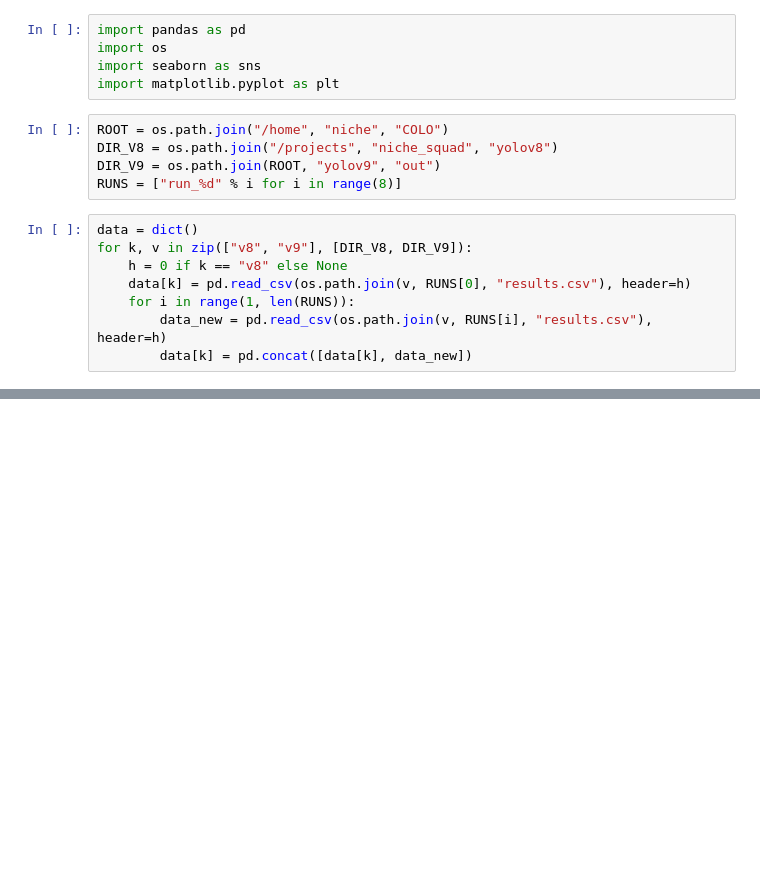
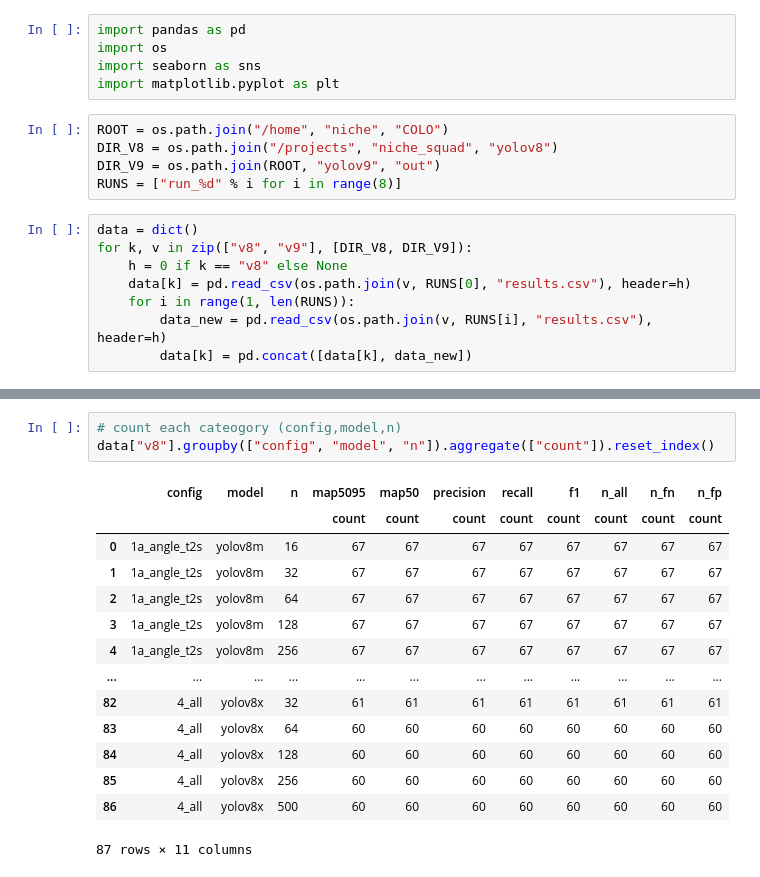
Before and after one commit to Niche-Squad/COLO, a Jupyter notebook: _3_evaluate.ipynb, the cells around one changed output, grey strips where cells are left out. Saved outputs shown, nothing was run; the diff lists cells and outputs as text; blank space fills up the shorter version.

```diff
--- a/_3_evaluate.ipynb
+++ b/_3_evaluate.ipynb
@@ -23,0 +42,18 @@ print(data_out)
+# %%
+# count each cateogory (config,model,n)
+data["v8"].groupby(["config", "model", "n"]).aggregate(["count"]).reset_index()
+# %% [output]
+|  | config | model | n | map5095 | map50 | precision | recall | f1 | n_all | n_fn | n_fp |
+|  |  |  |  | count | count | count | count | count | count | count | count |
+| 0 | 1a_angle_t2s | yolov8m | 16 | 67 | 67 | 67 | 67 | 67 | 67 | 67 | 67 |
+| 1 | 1a_angle_t2s | yolov8m | 32 | 67 | 67 | 67 | 67 | 67 | 67 | 67 | 67 |
+| 2 | 1a_angle_t2s | yolov8m | 64 | 67 | 67 | 67 | 67 | 67 | 67 | 67 | 67 |
+| 3 | 1a_angle_t2s | yolov8m | 128 | 67 | 67 | 67 | 67 | 67 | 67 | 67 | 67 |
+| 4 | 1a_angle_t2s | yolov8m | 256 | 67 | 67 | 67 | 67 | 67 | 67 | 67 | 67 |
+| ... | ... | ... | ... | ... | ... | ... | ... | ... | ... | ... | ... |
+| 82 | 4_all | yolov8x | 32 | 61 | 61 | 61 | 61 | 61 | 61 | 61 | 61 |
+| 83 | 4_all | yolov8x | 64 | 60 | 60 | 60 | 60 | 60 | 60 | 60 | 60 |
+| 84 | 4_all | yolov8x | 128 | 60 | 60 | 60 | 60 | 60 | 60 | 60 | 60 |
+| 85 | 4_all | yolov8x | 256 | 60 | 60 | 60 | 60 | 60 | 60 | 60 | 60 |
+| 86 | 4_all | yolov8x | 500 | 60 | 60 | 60 | 60 | 60 | 60 | 60 | 60 |
+87 rows × 11 columns
```
Also changed, not shown: parts of 7 cells of this notebook, 1 other file.
